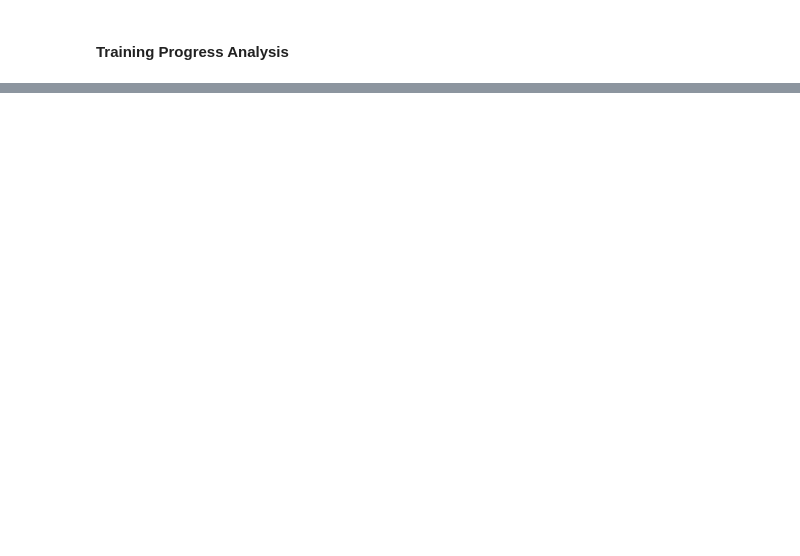
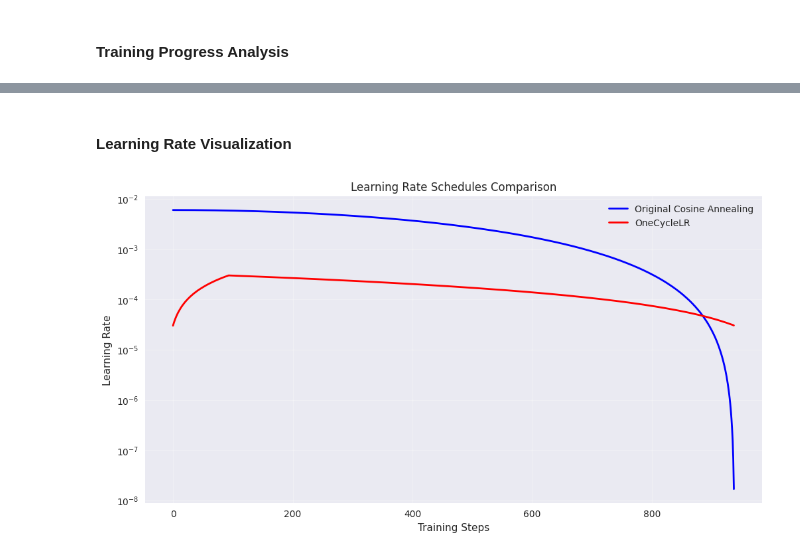
Before and after one commit to yordanoswuletaw/mainrun, a Jupyter notebook: notebooks/training_log_analysis.ipynb, the cells around one changed output, grey strips where cells are left out. Saved outputs shown, nothing was run; the diff lists cells and outputs as text; code cells hidden in the pictures; blank space fills up the shorter version.

```diff
--- a/notebooks/training_log_analysis.ipynb
+++ b/notebooks/training_log_analysis.ipynb
@@ -204,0 +206,40 @@ plt.show()
+# %% [markdown]
+#### **Learning Rate Visualization**
+# %%
+import numpy as np
+
+# Parameters
+max_steps = 938
+steps = np.arange(max_steps)
+
+# Original Cosine Annealing
+lr_original = 6e-3 * (1 + np.cos(np.pi * steps / max_steps)) / 2
+
+# Your OneCycleLR
+warmup_steps = max_steps // 10
+max_lr = 3e-4
+initial_lr = max_lr / 10
+
+lr_onecycle = np.zeros(max_steps)
+for i in range(max_steps):
+    if i < warmup_steps:
+        # Warmup phase
+        lr_onecycle[i] = initial_lr + (max_lr - initial_lr) * i / warmup_steps
+    else:
+        # Annealing phase
+        progress = (i - warmup_steps) / (max_steps - warmup_steps)
+        lr_onecycle[i] = max_lr - (max_lr - initial_lr) * progress
+
+plt.figure(figsize=(12, 6))
+plt.plot(steps, lr_original, 'b-',
+         label='Original Cosine Annealing', linewidth=2)
+plt.plot(steps, lr_onecycle, 'r-', label='OneCycleLR', linewidth=2)
+plt.xlabel('Training Steps')
+plt.ylabel('Learning Rate')
+plt.title('Learning Rate Schedules Comparison')
+plt.legend()
+plt.grid(True, alpha=0.3)
+plt.yscale('log')
+plt.show()
+# %% [output]
+[figure, added]
```
Also changed, not shown: parts of 6 cells of this notebook, 1 other file.
